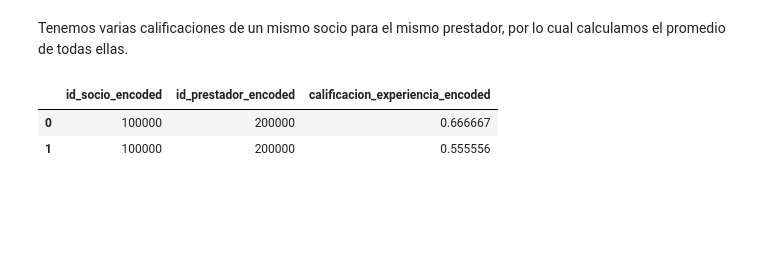
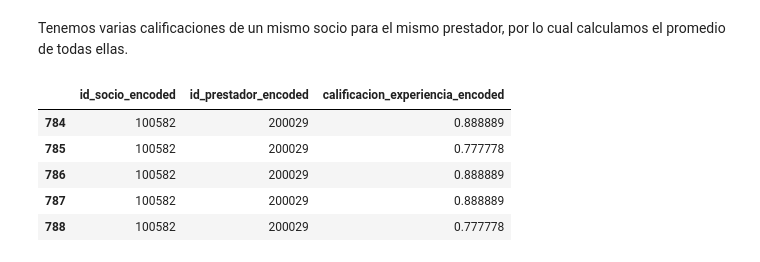
Before and after one commit to JuanMajul/Mentoria_DiploDatos2021, a Jupyter notebook: Notebooks/Practico_4.ipynb, the cells around one changed output. Saved outputs shown, nothing was run; the diff lists cells and outputs as text; code cells hidden in the pictures; blank space fills up the shorter version.

```diff
--- a/Notebooks/Practico_4.ipynb
+++ b/Notebooks/Practico_4.ipynb
@@ -53,0 +83,3 @@ df_procesado.head(2)
+# %%
+df_procesado=df_procesado[df_procesado.id_prestador_encoded.isin(clientes_filtrados)]
+df_procesado.shape
@@ -53,0 +111,4 @@ df_procesado.head(2)
+# %%
+percentil_0405=df_procesado.calificacion_experiencia_encoded.quantile(0.405)
+# %%
+df_filtrado=df_procesado[df_procesado.calificacion_experiencia_encoded>percentil_0405]
@@ -57,8 +122,7 @@ df_procesado.head(2)
 Filtramos los prestadores según la categoría estándar para simplificar el análisis
 # %%
 columns=['id_socio_encoded','id_prestador_encoded','calificacion_experiencia_encoded',]
-df_filtrado = df_procesado[(df_procesado['especialidad_prestador_encoded_CLINICA MEDICA']==1) &
-                           (df_procesado['categoria_prestador_standard'])==1]
+df_filtrado = df_filtrado[(df_filtrado['especialidad_prestador_encoded_CLINICA MEDICA']==1)]
 df_filtrado=df_filtrado[columns]
 # %%
 df_filtrado
@@ -79,11 +143,14 @@ df_filtrado
 # %% [markdown]
 Tenemos varias calificaciones de un mismo socio para el mismo prestador, por lo cual calculamos el promedio de todas ellas.
 # %%
-df_filtrado[(df_filtrado.id_socio_encoded==100000) & (df_filtrado.id_prestador_encoded==200000)]
+df_filtrado[(df_filtrado.id_socio_encoded==100582    )]
 # %% [output]
 |  | id_socio_encoded | id_prestador_encoded | calificacion_experiencia_encoded |
-| 0 | 100000 | 200000 | 0.666667 |
-| 1 | 100000 | 200000 | 0.555556 |
+| 784 | 100582 | 200029 | 0.888889 |
+| 785 | 100582 | 200029 | 0.777778 |
+| 786 | 100582 | 200029 | 0.888889 |
+| 787 | 100582 | 200029 | 0.888889 |
+| 788 | 100582 | 200029 | 0.777778 |
 # %%
 df_sr=df_filtrado.groupby(['id_socio_encoded','id_prestador_encoded'])['calificacion_experiencia_encoded'].mean().reset_index()
 df_sr.head()
```
Also changed, not shown: parts of 20 cells of this notebook.
